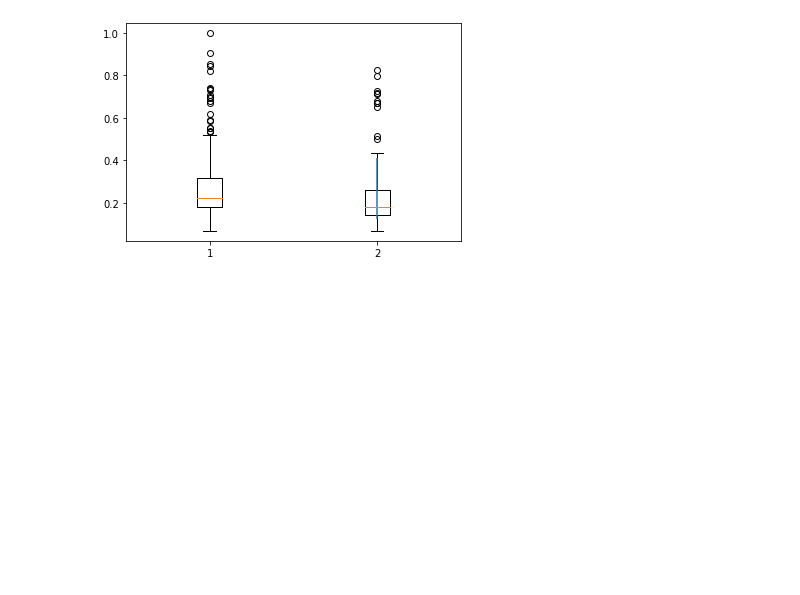
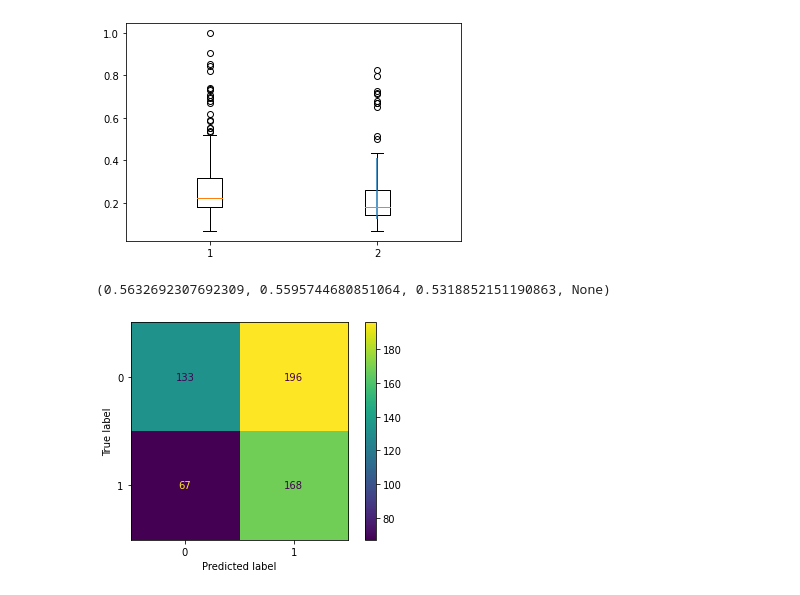
Before and after one commit to JureTic/NLP, a Jupyter notebook: notebooks/threshold_ft.ipynb, the cells around one changed output. Drawn from its saved outputs; the diff is of its cells as text; code cells hidden in the pictures; blank space fills up the shorter version.

```diff
--- a/notebooks/threshold_ft.ipynb
+++ b/notebooks/threshold_ft.ipynb
@@ -81,3 +81,28 @@ plt.errorbar(2, np.mean(y, axis=0), yerr=np.std(y, axis=0))
 plt.show()
 # %% [output]
 [figure]
+# %%
+cls = []
+
+for i in df.index:
+    one = model.get_sentence_vector(df.sentence1[i])
+    two = model.get_sentence_vector(df.sentence2[i])
+    res = spatial.distance.cosine(one, two)
+    if res < 0.24:
+        cls.append(1)
+    else:
+        cls.append(0)
+# %%
+from sklearn import metrics
+import matplotlib.pyplot as plt
+
+base = df["class"]
+classes = [0,1]
+c = metrics.confusion_matrix(base, cls, labels=classes)
+disp = metrics.ConfusionMatrixDisplay(c, display_labels=classes)
+disp.plot()
+print(metrics.precision_recall_fscore_support(base, cls, average="macro"))
+plt.savefig("cm_ft.jpg")
+# %% [output]
+(0.5632692307692309, 0.5595744680851064, 0.5318852151190863, None)
+[figure, added]
```
Also changed, not shown: 5 other files.
